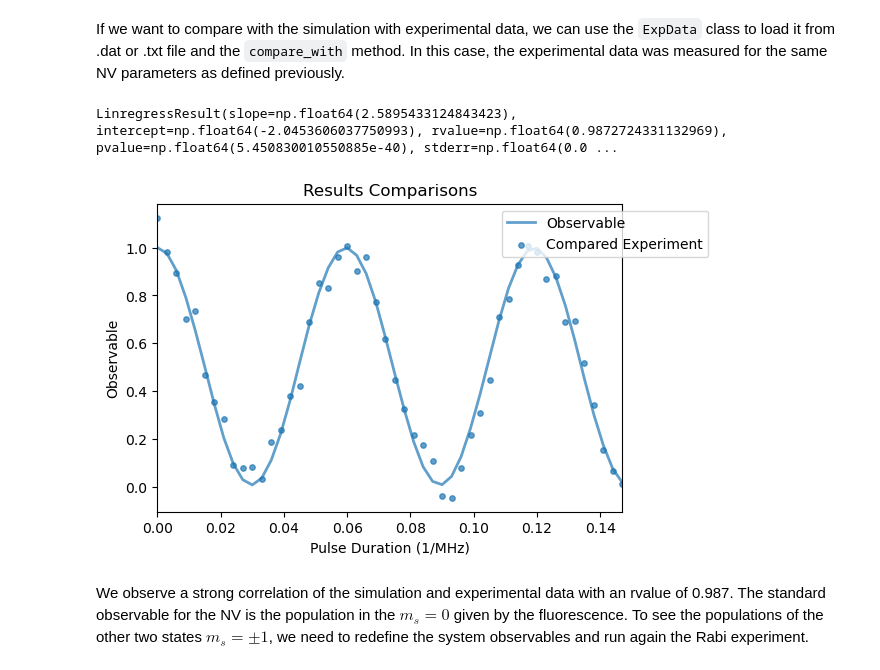
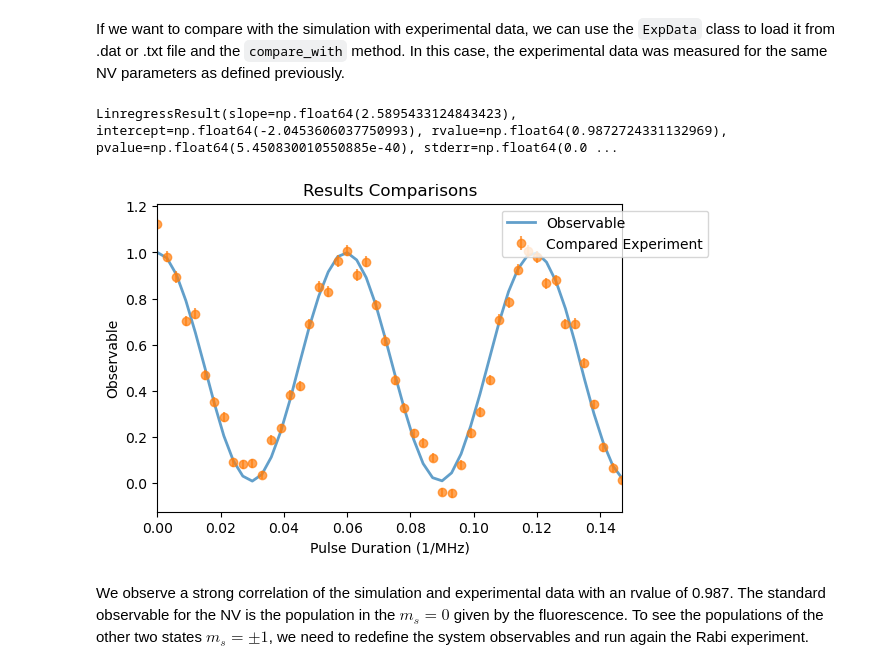
Before and after one commit to QISS-HZB/QuaCCAToo, a Jupyter notebook: docs/tutorials/02_NV_Ramsey_PODMR.ipynb, the cells around one changed output. Saved outputs shown, nothing was run; the diff lists cells and outputs as text; code cells hidden in the pictures.

Commit message:
error bar plotting in ExpData class

```diff
--- a/docs/tutorials/02_NV_Ramsey_PODMR.ipynb
+++ b/docs/tutorials/02_NV_Ramsey_PODMR.ipynb
@@ -79,16 +79,20 @@ rabi_analysis_1.plot_results()
 # %% [markdown]
 If we want to compare with the simulation with experimental data, we can use the `ExpData` class to load it from .dat or .txt file and the `compare_with` method. In this case, the experimental data was measured for the same NV parameters as defined previously.
 # %%
-exp_data = ExpData(file_path='./exp_data_tutorials/Ex02_NV_rabi.dat')
+exp_data = ExpData(file_path='./exp_data_tutorials/Ex02_NV_rabi.dat',
+                    variable_column=0,
+                    results_columns=1,
+                    yerr_columns=2
+                   )
 # convert the variable from s to us
 exp_data.variable *= 1e6
 
 rabi_analysis_1.compare_with(exp_data)
 rabi_analysis_1.plot_comparison()
 rabi_analysis_1.pearson
 # %% [output]
 LinregressResult(slope=np.float64(2.5895433124843423), intercept=np.float64(-2.0453606037750993), rvalue=np.float64(0.9872724331132969), pvalue=np.float64(5.450830010550885e-40), stderr=np.float64(0.0 ...
-[figure, old version]
+[figure, new version]
 # %% [markdown]
 We observe a strong correlation of the simulation and experimental data with an rvalue of 0.987. The standard observable for the NV is the population in the $m_s=0$ given by the fluorescence. To see the populations of the other two states $m_s=\pm 1$, we need to redefine the system observables and run again the Rabi experiment.
 # %%
```
Also changed, not shown: 2 other files.
